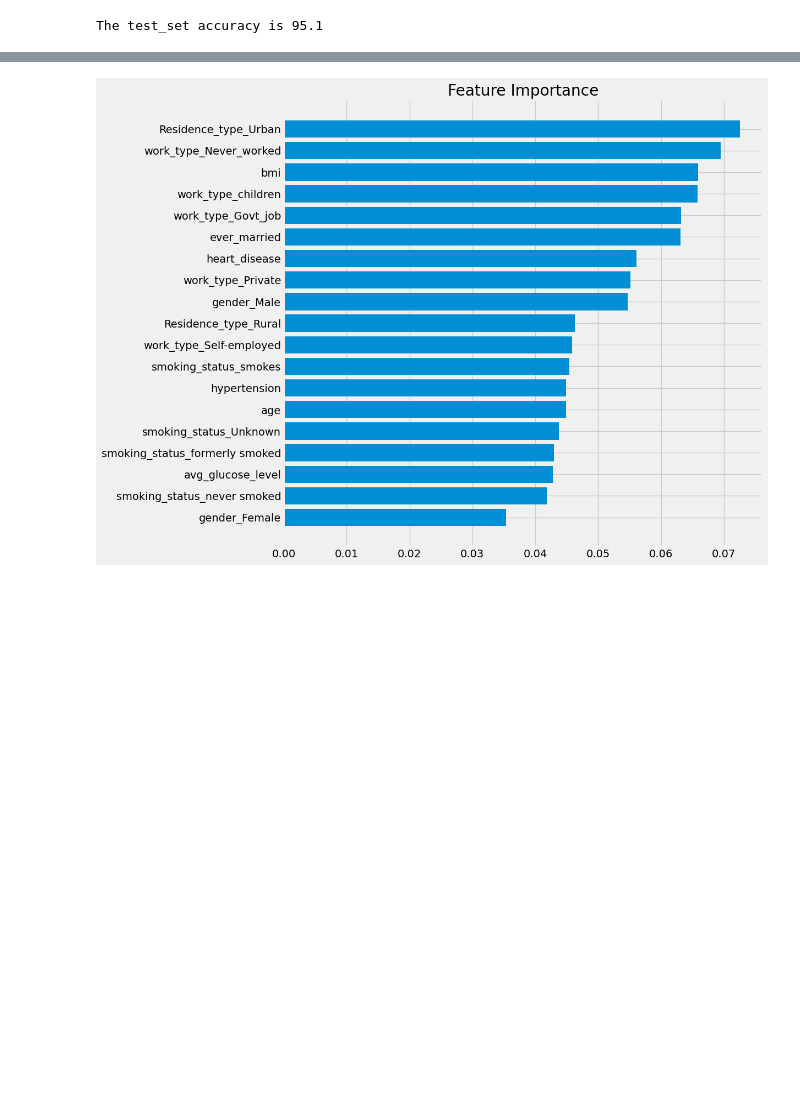
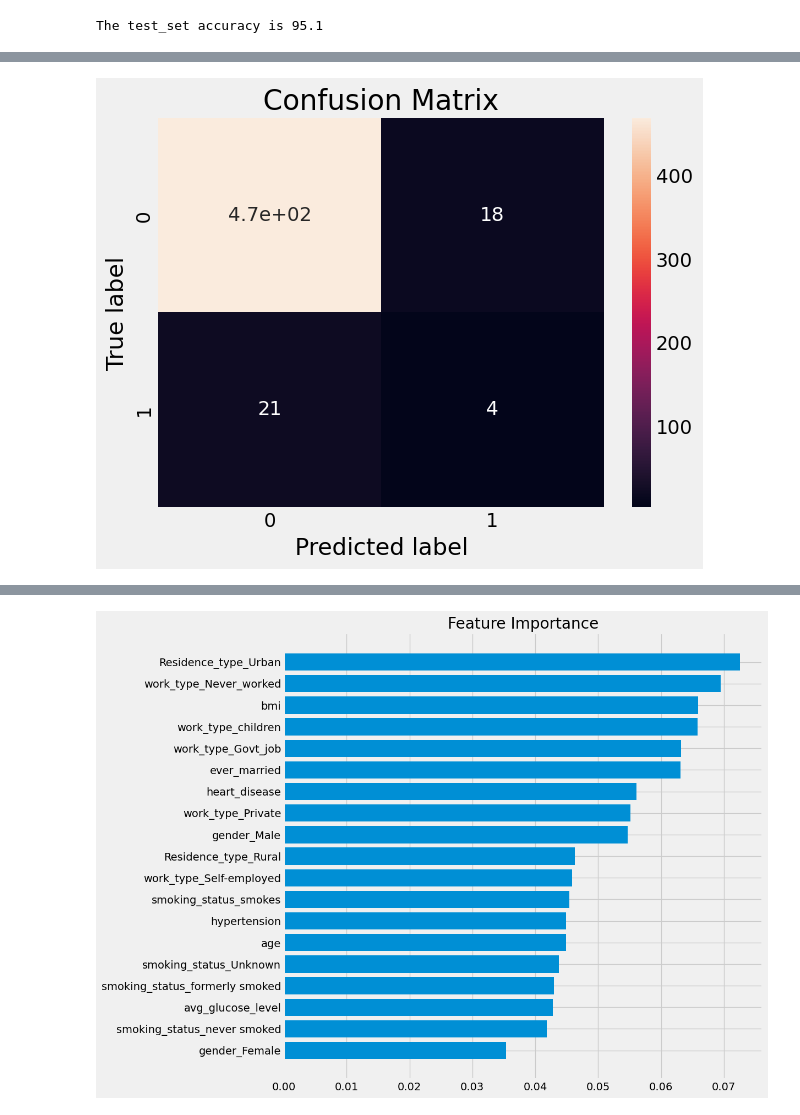
Before and after one commit to vkhait/Project_4, a Jupyter notebook: stroke-prediction/Stroke_prediction.ipynb, the cells around one changed output, grey strips where cells are left out. Drawn from its saved outputs; the diff is of its cells as text; code cells hidden in the pictures; blank space fills up the shorter version.

```diff
--- a/stroke-prediction/Stroke_prediction.ipynb
+++ b/stroke-prediction/Stroke_prediction.ipynb
@@ -446,0 +468,5 @@ plt.show()
+# %%
+# Import imblearn
+from imblearn.over_sampling import SMOTE
+# Instantiate SMOTE
+sm = SMOTE()
@@ -446,0 +505,10 @@ plt.show()
+# %%
+# Confusion Matrix
+sns.heatmap(confusion_matrix(test_target, new_test_pred), annot=True)
+plt.title('Confusion Matrix')
+plt.xlabel('Predicted label')
+plt.ylabel('True label')
+plt.savefig('images/Confusion Matrix.png')
+plt.show()
+# %% [output]
+[figure, added]
```
Also changed, not shown: parts of 23 cells of this notebook, 13 other files.
